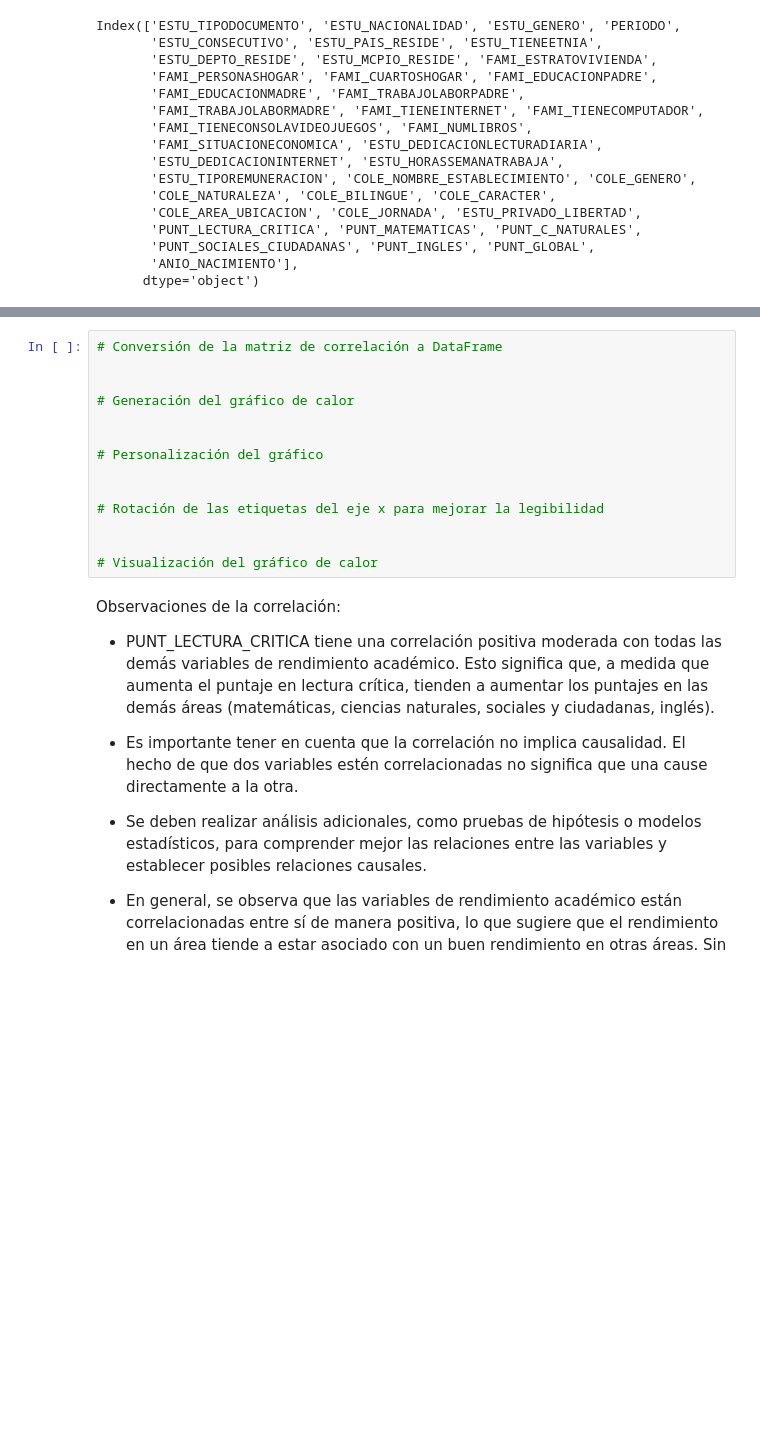
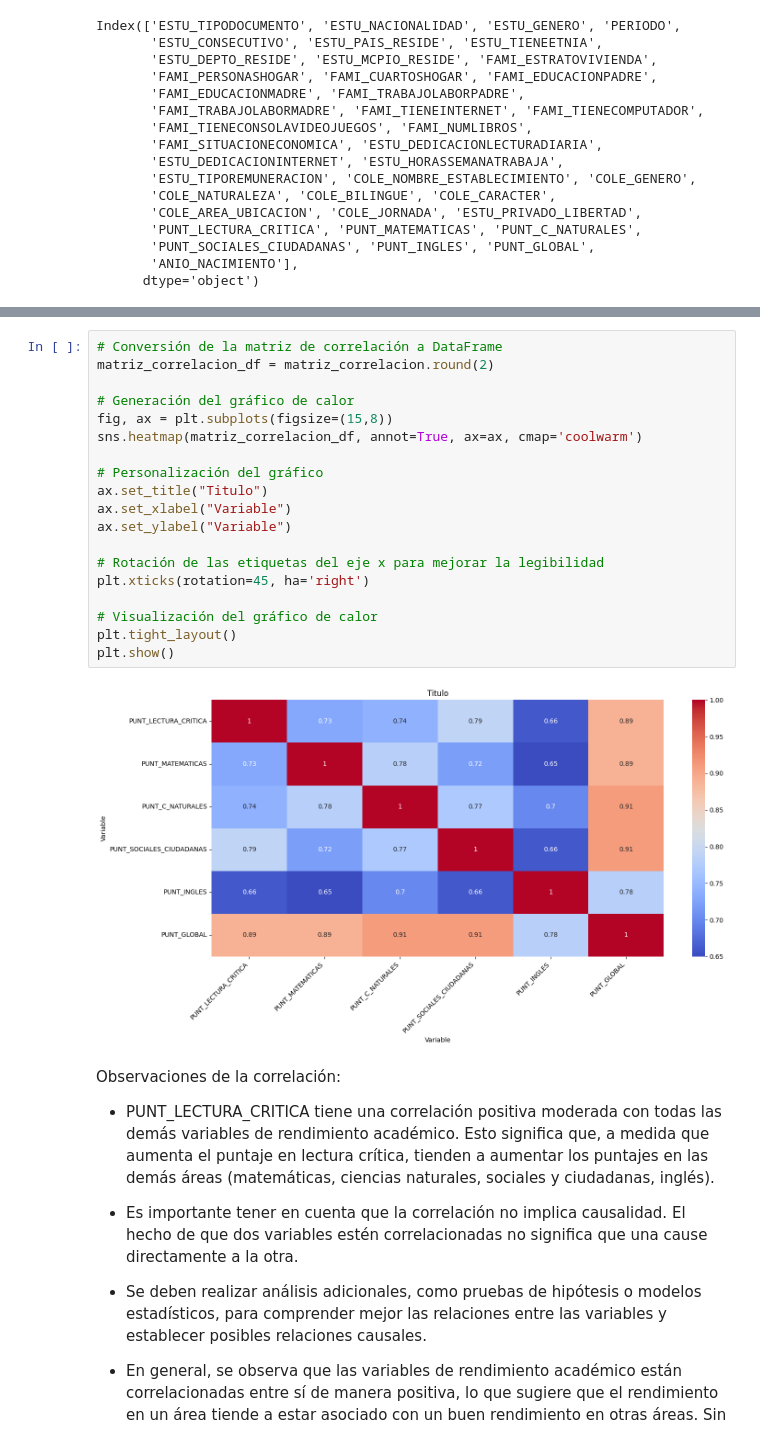
Before and after one commit to wespitia9/AVDV3-219, a Jupyter notebook: Modulo_3-Programacion_Avanzada_y_Automatizacion/Modulo-3_dev.ipynb, the cells around one changed output, grey strips where cells are left out. Saved outputs shown, nothing was run; the diff lists cells and outputs as text; blank space fills up the shorter version.

```diff
--- a/Modulo_3-Programacion_Avanzada_y_Automatizacion/Modulo-3_dev.ipynb
+++ b/Modulo_3-Programacion_Avanzada_y_Automatizacion/Modulo-3_dev.ipynb
@@ -940,18 +940,25 @@ matriz_correlacion
 | PUNT_GLOBAL | 0.893858 | 0.892039 | 0.908027 | 0.909826 | 0.778020 | ... |
 # %%
 # Conversión de la matriz de correlación a DataFrame
-
+matriz_correlacion_df = matriz_correlacion.round(2)
 
 # Generación del gráfico de calor
-
+fig, ax = plt.subplots(figsize=(15,8))
+sns.heatmap(matriz_correlacion_df, annot=True, ax=ax, cmap='coolwarm')
 
 # Personalización del gráfico
-
+ax.set_title("Titulo")
+ax.set_xlabel("Variable")
+ax.set_ylabel("Variable")
 
 # Rotación de las etiquetas del eje x para mejorar la legibilidad
-
+plt.xticks(rotation=45, ha='right')
 
 # Visualización del gráfico de calor
+plt.tight_layout()
+plt.show()
+# %% [output]
+[figure, added]
 # %% [markdown]
 Observaciones de la correlación:
 
```
